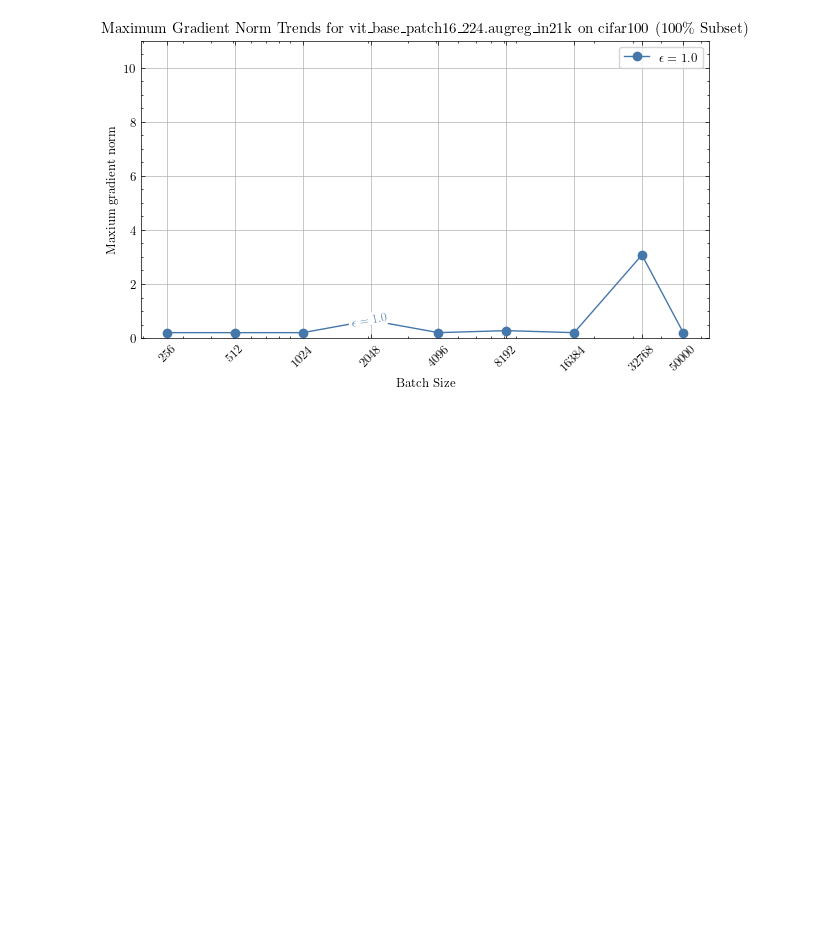
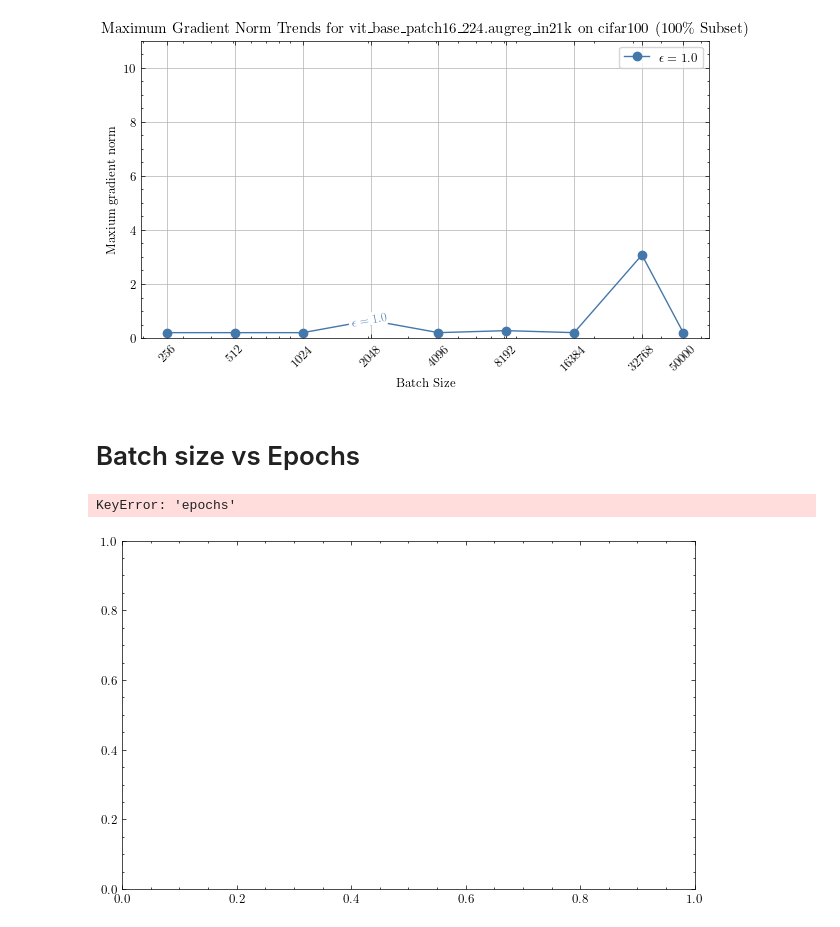
Before and after one commit to DPBayes/dpdl, a Jupyter notebook: experiments/notebooks/00-experiment-batch-size-variation.ipynb, the cells around one changed output. Cells and saved outputs as stored; diff of their text form; code cells hidden in the pictures; blank space fills up the shorter version.

Commit message:
Add epoch trends to batch size variation notebook.

```diff
--- a/experiments/notebooks/00-experiment-batch-size-variation.ipynb
+++ b/experiments/notebooks/00-experiment-batch-size-variation.ipynb
@@ -98,6 +98,7 @@ def prepare_data(data):
 
         learning_rate = experiment_details['best_params']['learning_rate']
         max_grad_norm = experiment_details['best_params']['max_grad_norm']
+        epochs = experiment_details['best_params']['epochs']
 
         record = {
             'model_name': experiment_details['configuration']['model_name'],
@@ -108,6 +109,7 @@ def prepare_data(data):
             'accuracy': float(experiment_details['best_value']),
             'learning_rate': learning_rate,
             'max_grad_norm': max_grad_norm,
+            'epochs'
         }
         records.append(record)
 
@@ -288,3 +290,5 @@ plot()
 [figure]
 [figure]
 [figure]
+# %% [markdown]
+# Batch size vs Epochs
@@ -290,0 +337,11 @@ plot()
+# %%
+def plot():
+    file_path = '../00-experiment-batch-size-variation/processed-data/aggregated_data.json'
+    data = read_json_data(file_path)
+    processed_data = prepare_data(data)
+    plot_epoch_trends(processed_data, output_dir=OUTPUT_DIR)
+# %%
+plot()
+# %% [output]
+KeyError: 'epochs'
+[figure, added]
```
Also changed, not shown: parts of 1 cell of this notebook.
